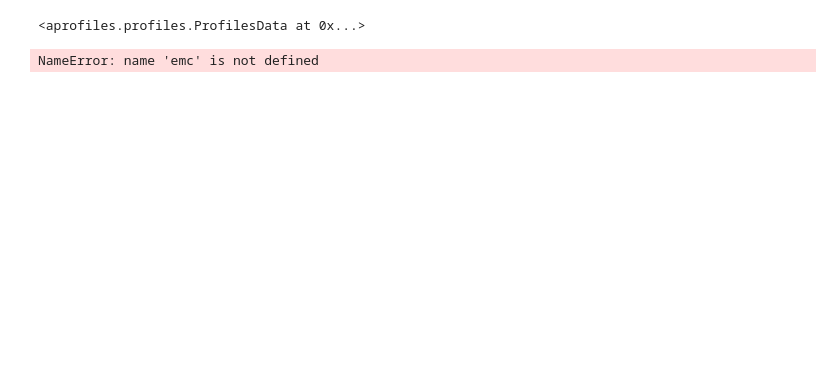
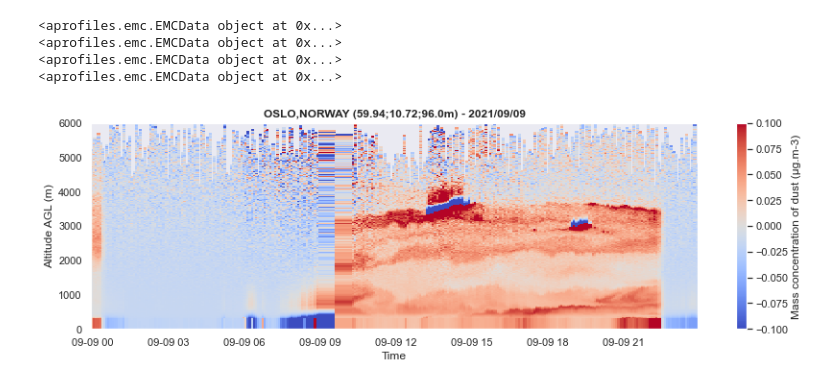
Before and after one commit to AugustinMortier/a-profiles, a Jupyter notebook: dev.ipynb, the cells around one changed output. Cells and saved outputs as stored; diff of their text form; code cells hidden in the pictures; blank space fills up the shorter version.

```diff
--- a/dev.ipynb
+++ b/dev.ipynb
@@ -10,6 +10,9 @@ profiles = apro_reader.read()
 
 #basic corrections
 profiles.extrapolate_below(z=300, inplace=True)
-#profiles.inversion(verbose=True)
+profiles.inversion(verbose=True)
 # %% [output]
-<aprofiles.profiles.ProfilesData at 0x...>
+<aprofiles.emc.EMCData object at 0x...>
+<aprofiles.emc.EMCData object at 0x...>
+<aprofiles.emc.EMCData object at 0x...>
+<aprofiles.emc.EMCData object at 0x...>
@@ -19,4 +19,4 @@ emc
-# %%
-emc
-# %% [output]
-NameError: name 'emc' is not defined
+# %%
+profiles.plot('mass_conc:dust', zmax=6000)
+# %% [output]
+[figure, added]
```
Also changed, not shown: parts of 1 cell of this notebook, 8 other files.
